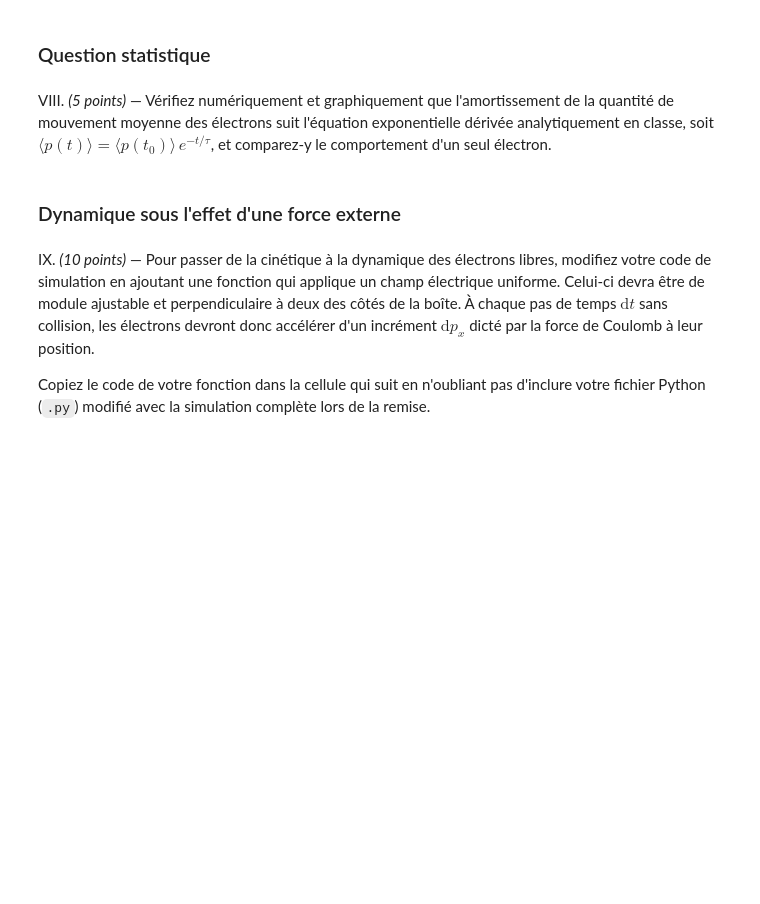
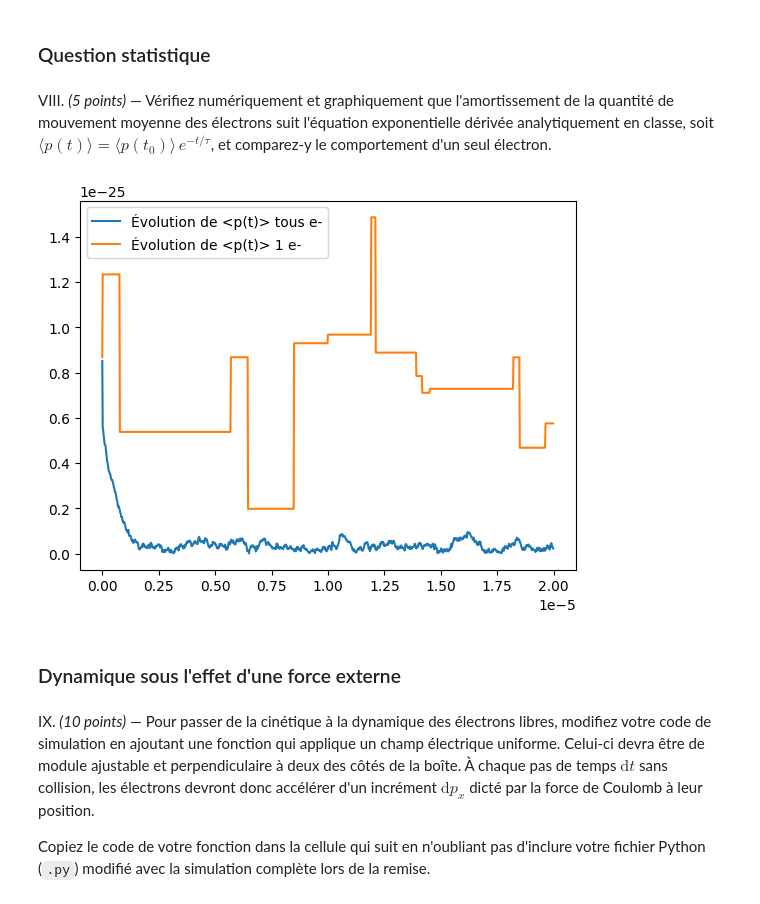
Before and after one commit to MATOT9/Etat-Solide, a Jupyter notebook: TP1/Drude-TPNB_Part2_H24.ipynb, the cells around one changed output. Drawn from its saved outputs; the diff is of its cells as text; code cells hidden in the pictures; blank space fills up the shorter version.

```diff
--- a/TP1/Drude-TPNB_Part2_H24.ipynb
+++ b/TP1/Drude-TPNB_Part2_H24.ipynb
@@ -34,3 +34,11 @@ VIII. _(5 points)_ &mdash; Vérifiez numériquement et graphiquement que l'amort
+# %%
+plt.plot(tVector, pMoy, label='Évolution de <p(t)> tous e-')
+plt.plot(tVector, pAnalysSphere, label='Évolution de <p(t)> 1 e-')
+plt.legend()
+plt.show()
+#
+# %% [output]
+[figure, added]
 # %% [markdown]
 ### Dynamique sous l'effet d'une force externe ###
 # %% [markdown]
```
Also changed, not shown: parts of 4 cells of this notebook, 1 other file.
